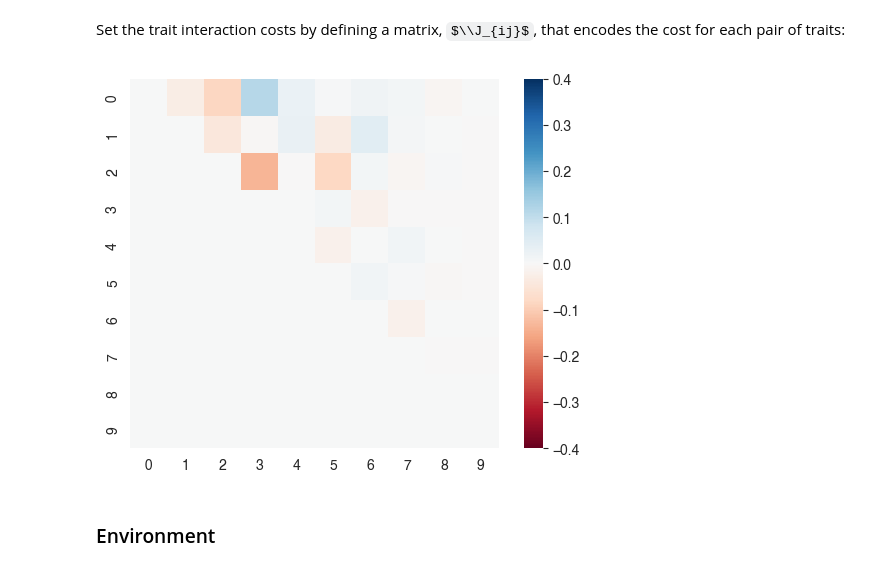
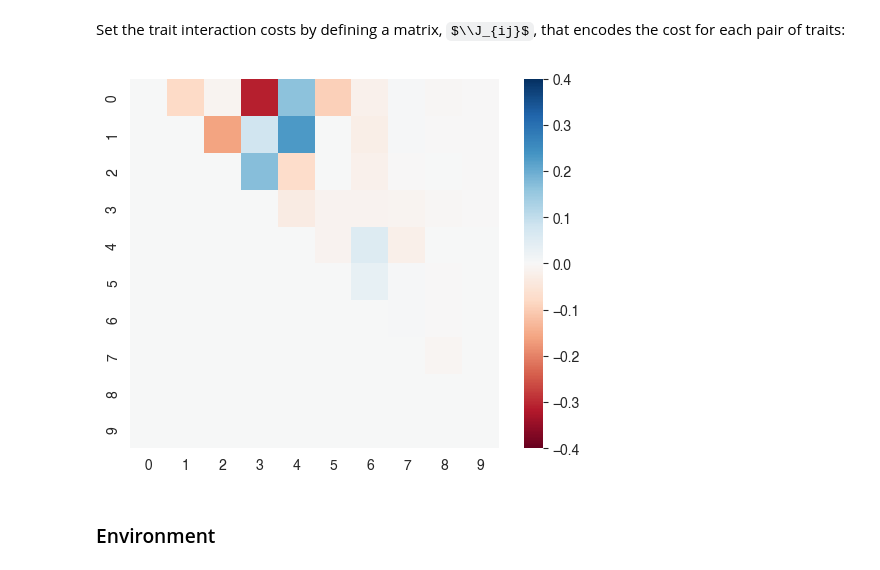
Before and after one commit to ryansmcgee/ecoevocrm, a Jupyter notebook: src/ecoevocrm/demos/tutorial_2023-06-15.ipynb, the cells around one changed output. Saved outputs shown, nothing was run; the diff lists cells and outputs as text; code cells hidden in the pictures; some formulas as TeX source.

```diff
--- a/src/ecoevocrm/demos/tutorial_2023-06-15.ipynb
+++ b/src/ecoevocrm/demos/tutorial_2023-06-15.ipynb
@@ -63,10 +64,11 @@ chi = 0.4
 Set the trait interaction costs by defining a matrix, $\\J_{ij}$, that encodes the cost for each pair of traits:
 # %%
 # J = None
-J = utils.random_matrix((num_resources, num_resources), 'tikhonov_sigmoid', args={'n_star': 5, 'delta': 1}, triangular=True, diagonal=0)
+J = utils.random_matrix((num_resources, num_resources), 'tikhonov_sigmoid', args={'n_star': 5, 'delta': 1}, triangular=True, diagonal=0,
+                        seed=2)
 viz.matrix_plot(J, vmin=-0.4, vmax=0.4)
 # %% [output]
-[figure, old version]
+[figure, new version]
 # %% [markdown]
 ### Environment
 # %% [markdown]
```
Also changed, not shown: parts of 30 cells of this notebook, 1 other file.
